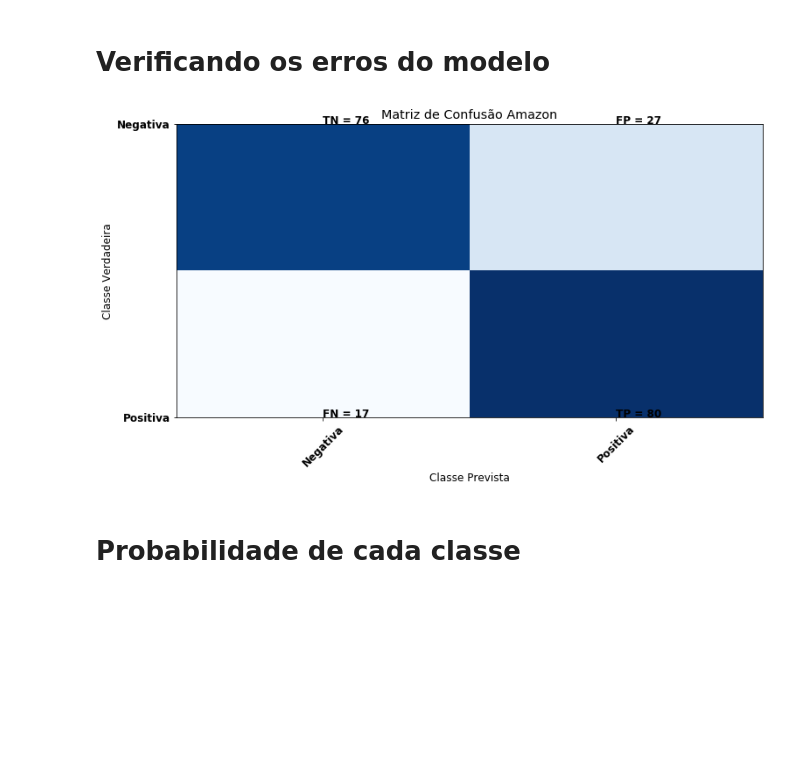
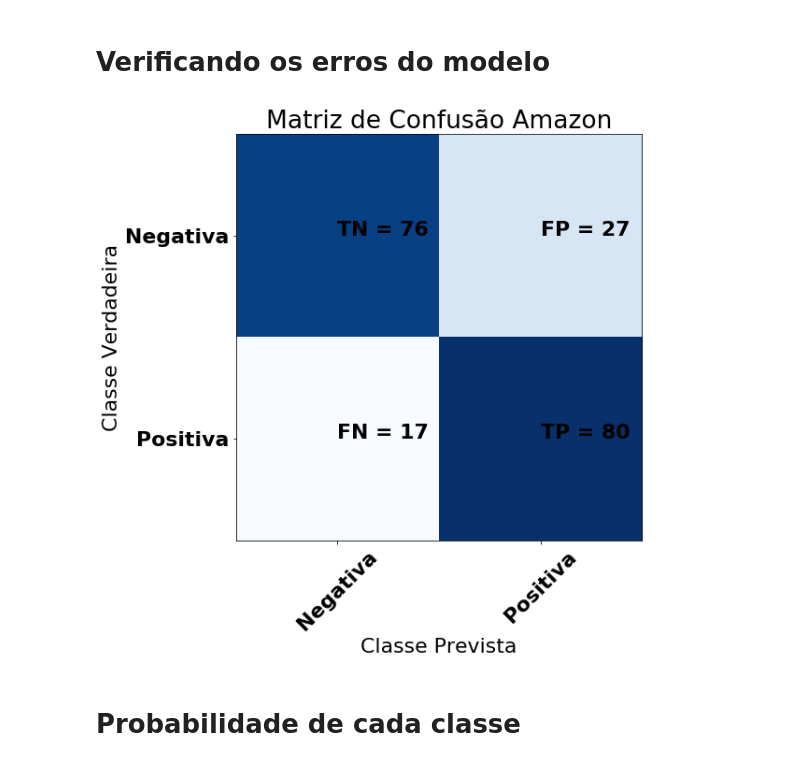
Before and after one commit to hermino/mini_curso_nlp, a Jupyter notebook: minicurso-nlp.ipynb, the cells around one changed output. Cells and saved outputs as stored; diff of their text form; code cells hidden in the pictures; blank space fills up the shorter version.

```diff
--- a/minicurso-nlp.ipynb
+++ b/minicurso-nlp.ipynb
@@ -382,35 +382,35 @@ for (frase, classe) in base_completa_teste:
 esperado = []
 previsto = []
 for (frase, classe) in base_completa_teste:
     resultado = classificador.classify(frase)
     previsto.append(resultado)
     esperado.append(classe)
 
 
 font = {'family': 'DejaVu Sans',
         'weight': 'bold',
-        'size': 12}
+        'size': 22}
 
 plt.rc('font', **font)
 cm = confusion_matrix(esperado, previsto)
 plt.figure(figsize=(12, 8))
 plt.clf()
 plt.imshow(cm, interpolation='nearest', cmap='Blues')
 className = ['Negativa','Positiva']
 plt.title('Matriz de Confusão Amazon')
 plt.ylabel('Classe Verdadeira')
 plt.xlabel('Classe Prevista')
 tick_marks = np.arange(len(className))
 plt.xticks(tick_marks, className, rotation=45)
 plt.yticks(tick_marks, className);
 s = [['TN','FP'], ['FN', 'TP']]
 
 for i in range(2):
     for j in range(2):
         plt.text(j, i, str(s[i][j] + " = " + str(cm[i][j])))
 plt.show();
 # %% [output]
-[figure, old version]
+[figure, new version]
 # %% [markdown]
 # Probabilidade de cada classe
 # %%
```
Also changed, not shown: parts of 47 cells of this notebook, 2 other files.
